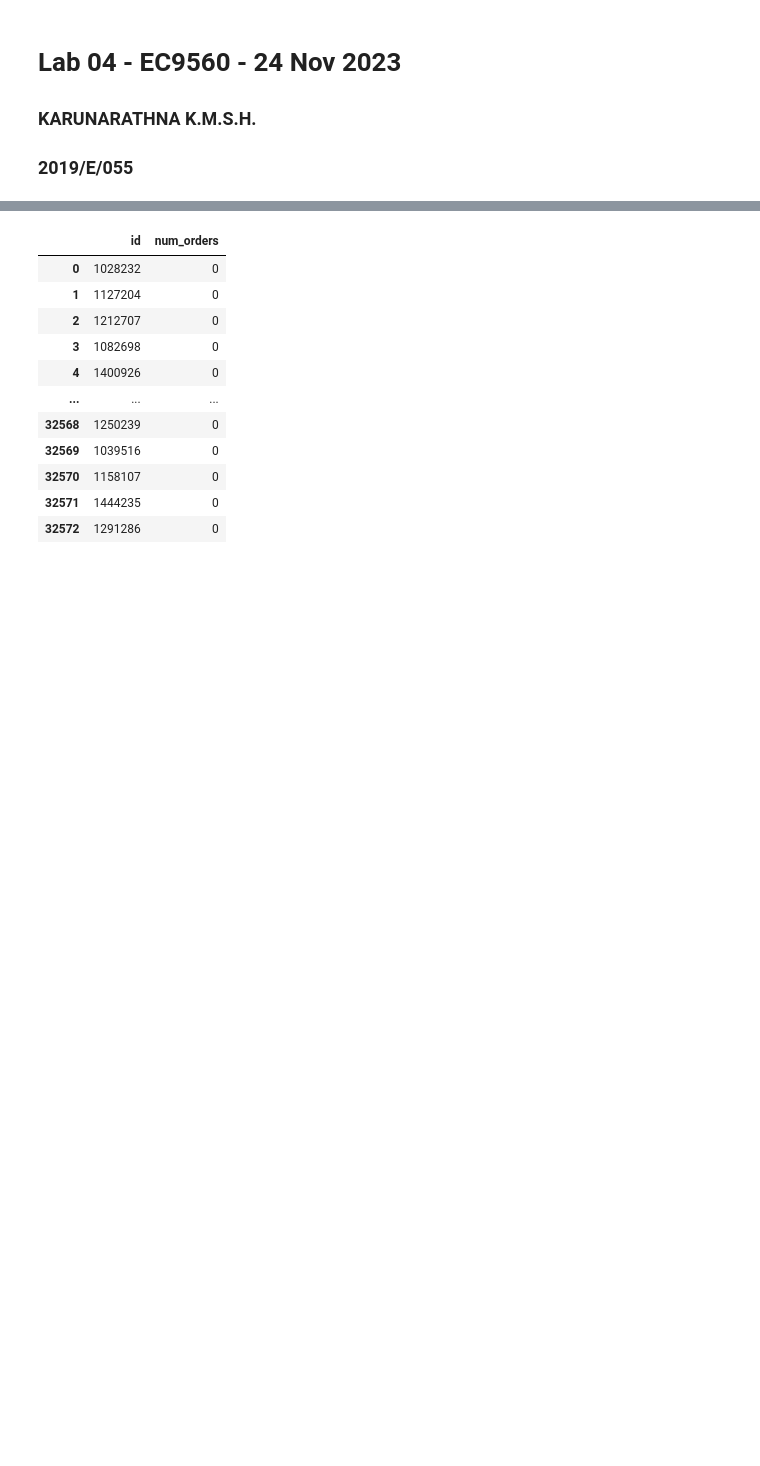
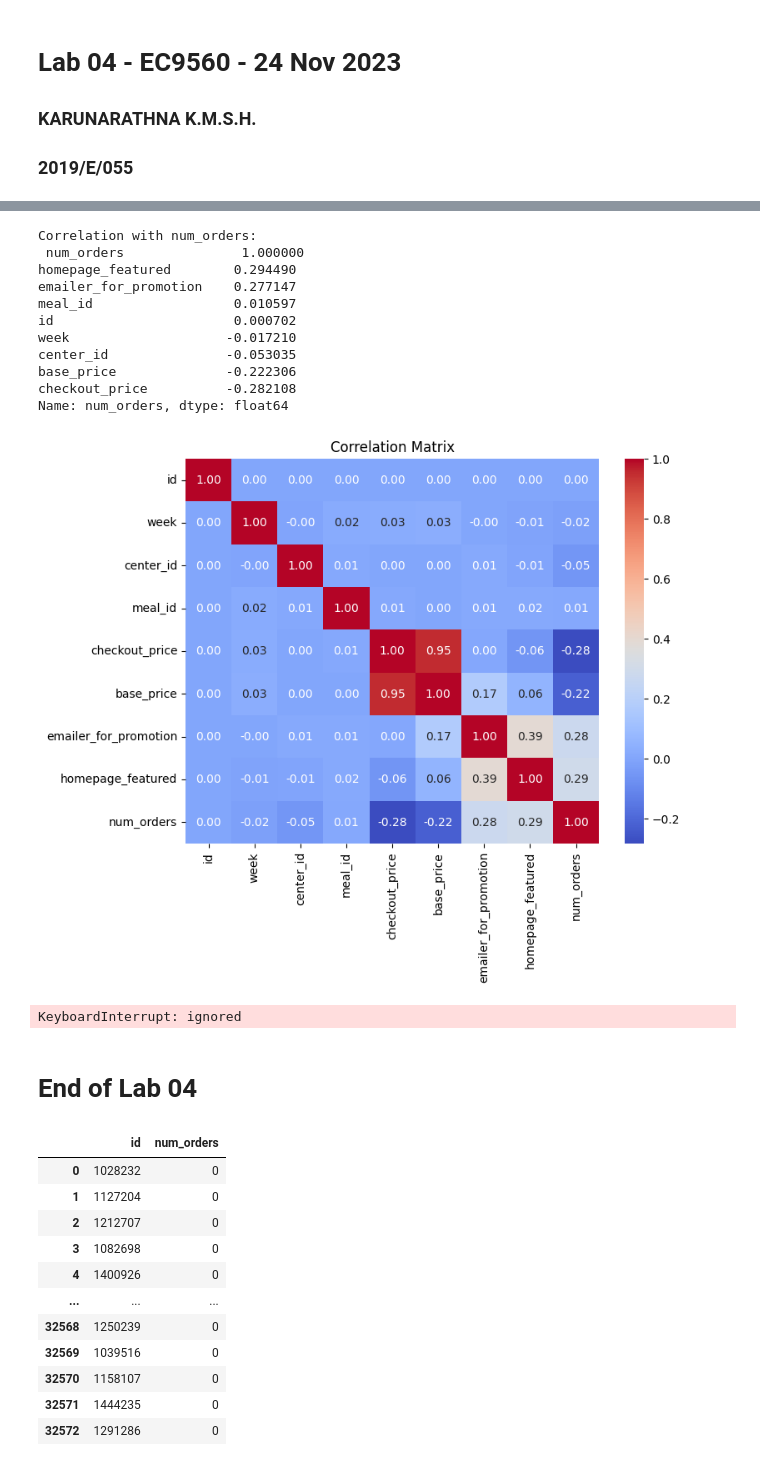
Before and after one commit to Sachira-Heshan/food-demand-forecast, a Jupyter notebook: 2019E055_L4_EC9560.ipynb, the cells around one changed output, grey strips where cells are left out. Cells and saved outputs as stored; diff of their text form; code cells hidden in the pictures; blank space fills up the shorter version.

```diff
--- a/2019E055_L4_EC9560.ipynb
+++ b/2019E055_L4_EC9560.ipynb
@@ -855,3 +981,59 @@ submission_df.to_csv('submission_new.csv', index=False)
+# %%
+import seaborn as sns
+
+# Calculating correlation matrix
+correlation_matrix = df_train.corr()
+
+# Sorting features based on correlation with 'num_orders'
+correlation_with_target = correlation_matrix['num_orders'].sort_values(ascending=False)
+
+# Displaying correlation values
+print("Correlation with num_orders:\n", correlation_with_target)
+
+# Visualization of correlation matrix
+plt.figure(figsize=(8, 6))
+sns.heatmap(correlation_matrix, annot=True, cmap='coolwarm', fmt='.2f')
+plt.title('Correlation Matrix')
+plt.show()
+# %% [output]
+Correlation with num_orders:
+ num_orders               1.000000
+homepage_featured        0.294490
+emailer_for_promotion    0.277147
+meal_id                  0.010597
+id                       0.000702
+week                    -0.017210
+center_id               -0.053035
+base_price              -0.222306
+checkout_price          -0.282108
+Name: num_orders, dtype: float64
+[figure, added]
+# %%
+from sklearn.model_selection import cross_val_score, KFold
+from sklearn.ensemble import RandomForestRegressor
+from sklearn.metrics import make_scorer
+
+model = RandomForestRegressor(n_estimators=100, random_state=42)
+
+# Define RMSLE as a custom scoring function
+def rmsle(y_true, y_pred):
+    return np.sqrt(np.mean(np.square(np.log1p(y_pred) - np.log1p(y_true))))
+
+# Define the cross-validation strategy (e.g., 5-fold cross-validation)
+kf = KFold(n_splits=5, shuffle=True, random_state=42)
+
+# Perform cross-validation using RMSLE as the scoring metric
+cv_scores = cross_val_score(model, X, y, cv=kf, scoring=make_scorer(rmsle))
+
+# Print the cross-validation scores
+print("Cross-Validation Scores (RMSLE):", cv_scores)
+print("Mean RMSLE:", cv_scores.mean())
+
+print("Standard Deviation of RMSLE:", cv_scores.std())
+# %% [output]
+KeyboardInterrupt: ignored
+# %% [markdown]
+# End of Lab 04
 # %%
 df_sample_submission = pd.read_csv('/content/drive/MyDrive/Data Mining/food-demand-forecasting/sample_submission_hSlSoT6.csv')
 df_sample_submission
```
Also changed, not shown: parts of 15 cells of this notebook.
